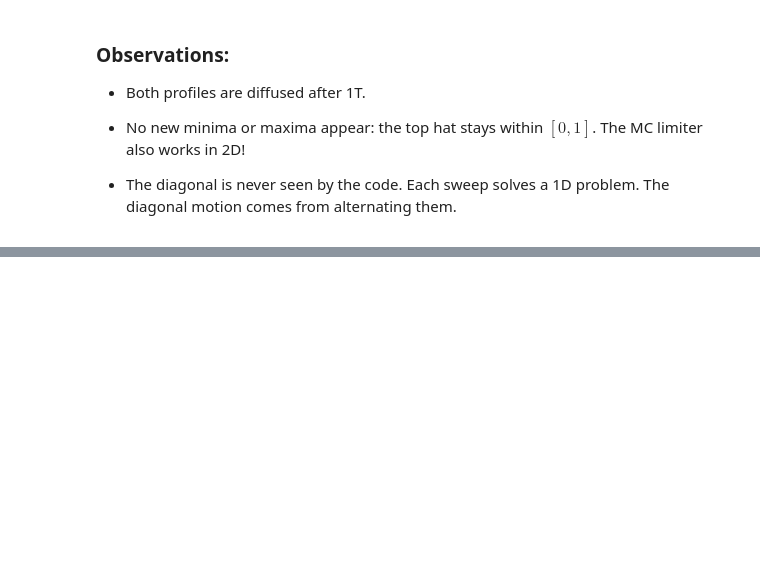
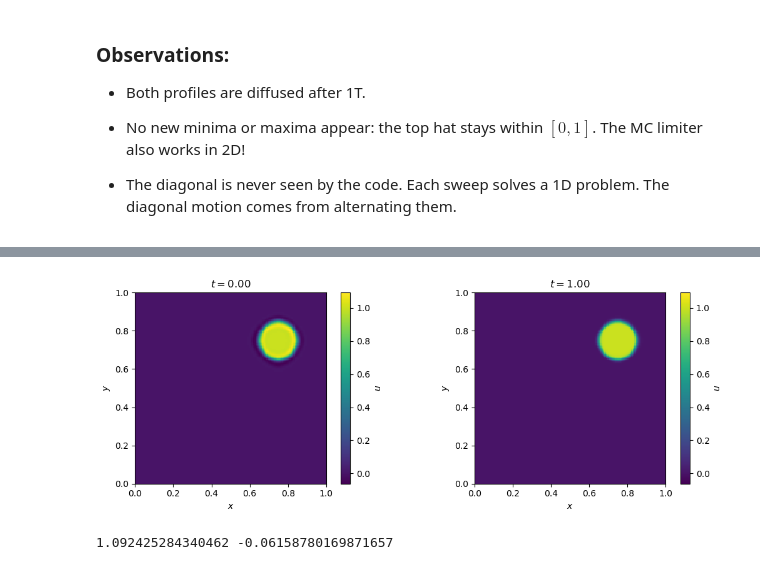
Before and after one commit to wbandabarragan/computational-fluid-dynamics, a Jupyter notebook: notebooks/nb16_2d_finite_volume_advection.ipynb, the cells around one changed output, grey strips where cells are left out. Drawn from its saved outputs; the diff is of its cells as text; code cells hidden in the pictures; blank space fills up the shorter version.

```diff
--- a/notebooks/nb16_2d_finite_volume_advection.ipynb
+++ b/notebooks/nb16_2d_finite_volume_advection.ipynb
@@ -230,0 +253,8 @@ plot_pair(x, y, u0_hat, u_hat, tend)
+# %%
+plot_pair(x, y, u_hat_unlimited, u_hat, tend)
+# %% [output]
+[figure, added]
+# %%
+print(np.max(u_hat_unlimited), np.min(u_hat_unlimited))
+# %% [output]
+1.092425284340462 -0.06158780169871657
```
Also changed, not shown: parts of 12 cells of this notebook.
